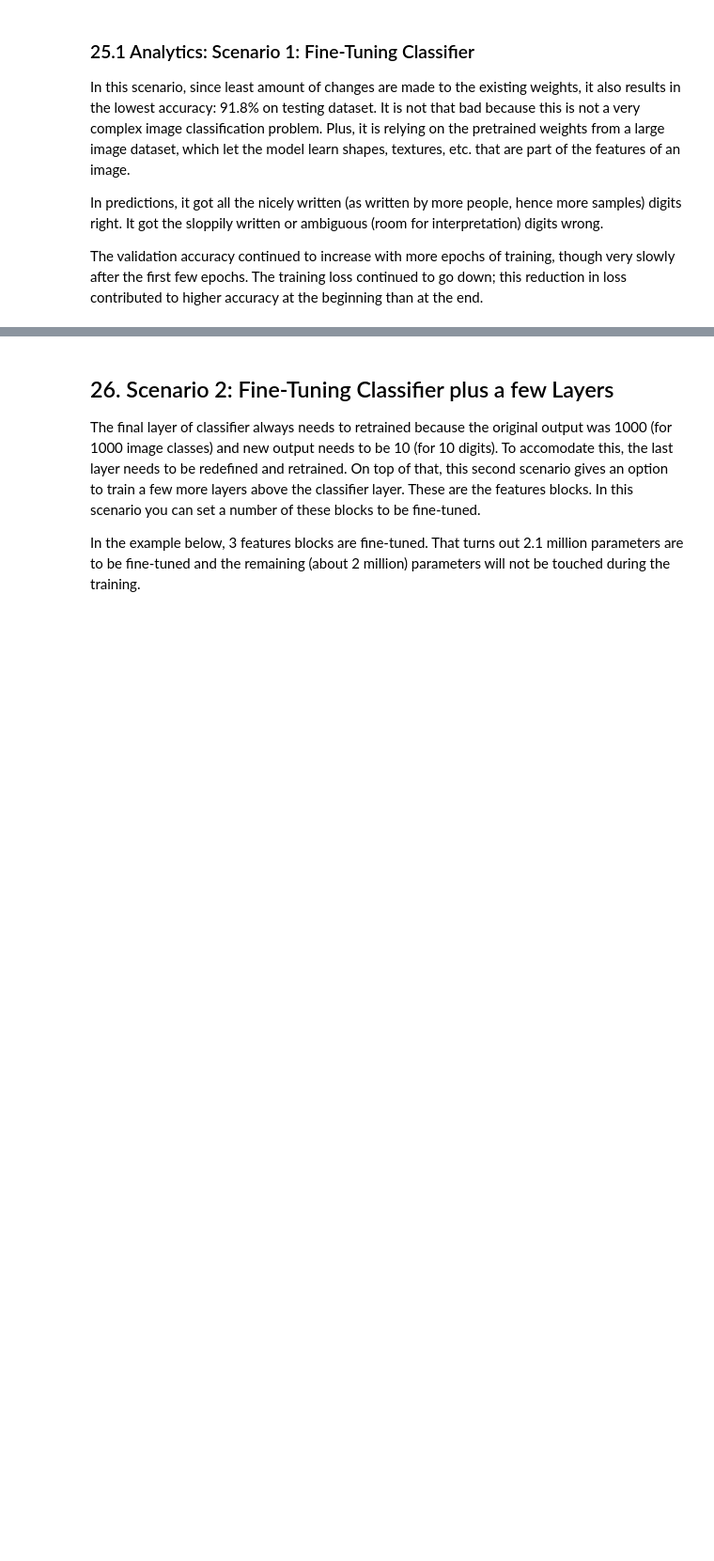
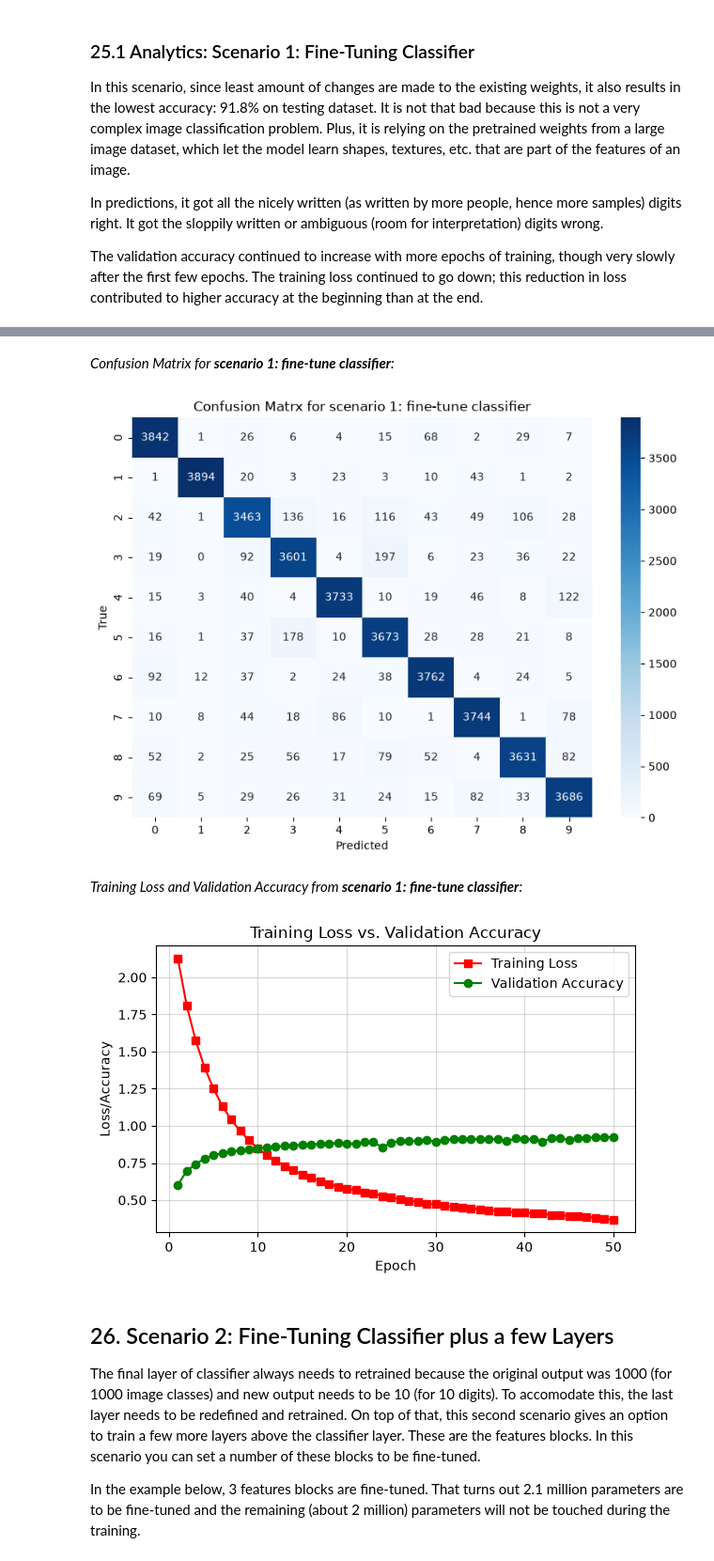
Before and after one commit to infinitezest/infinitezest-deep-learning-with-pytorch, a Jupyter notebook: fine-tuning.ipynb, the cells around one changed output, grey strips where cells are left out. Shown at 94% size. Drawn from its saved outputs; the diff is of its cells as text; code cells hidden in the pictures; blank space fills up the shorter version.

Commit message:
Added confusion matrix with 50-epoch run for all the fine-tuning scenarios.

```diff
--- a/fine-tuning.ipynb
+++ b/fine-tuning.ipynb
@@ -1738,3 +1732,14 @@ analytics.loss_accuracy_plot(experiment=experiment_classifier)
+# %%
+# Confusion Matrix
+analytics.confusion_matrix_plot(experiment=experiment_classifier)
+
+# Training Loss and Validation Accuracy
+analytics.loss_accuracy_plot(experiment=experiment_classifier)
+# %% [output]
+*Confusion Matrix for **scenario 1: fine-tune classifier**:*
+[figure, added]
+*Training Loss and Validation Accuracy from **scenario 1: fine-tune classifier**:*
+[figure, added]
 # %% [markdown]
 ## 26. Scenario 2: Fine-Tuning Classifier plus a few Layers <a id="26-scenario-2-fine-tuning-classifier-plus-a-few-layers"></a>
 
```
Also changed, not shown: parts of 18 cells of this notebook, 3 other files.
